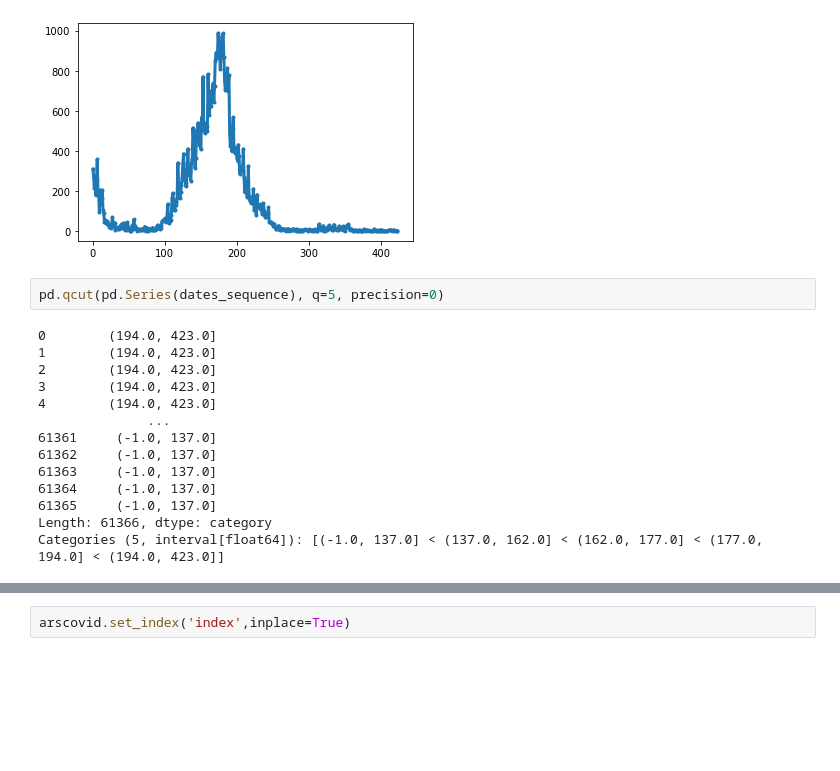
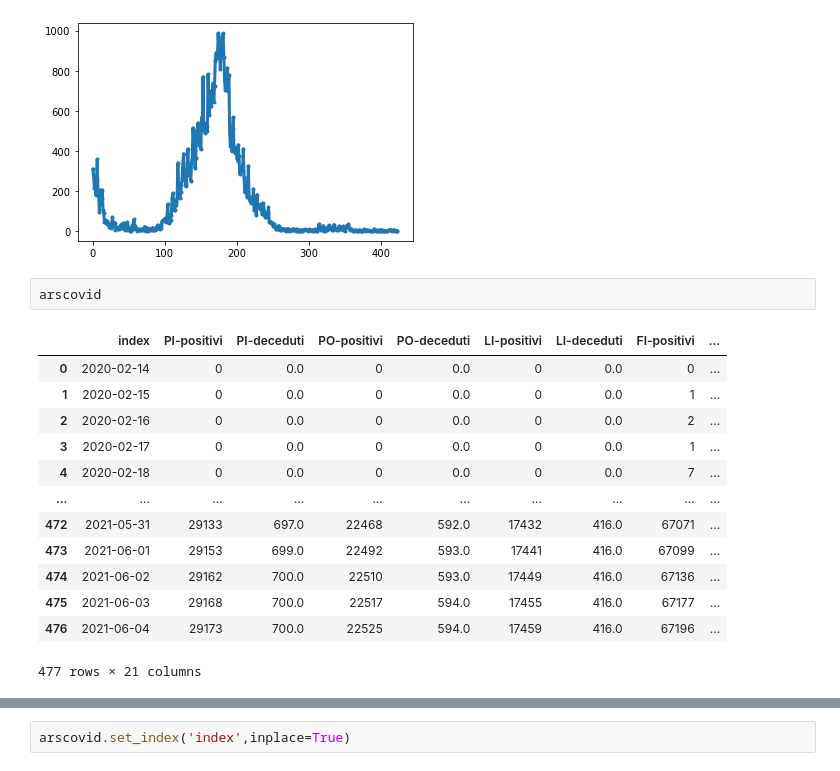
Before and after one commit to carloalbe/TripAdvisor-Tuscany-Restaurant-Social-Network-Analysis, a Jupyter notebook: open_question/code/Cleaning.ipynb, the cells around one changed output, grey strips where cells are left out. Cells and saved outputs as stored; diff of their text form; blank space fills up the shorter version.

Commit message:
time series tryinf forecasting

```diff
--- a/open_question/code/Cleaning.ipynb
+++ b/open_question/code/Cleaning.ipynb
@@ -211,19 +201,19 @@ plt.plot(deg, cnt,  marker='.', lw=3)
 # %% [output]
 [<matplotlib.lines.Line2D at 0x...>]
 [figure]
-# %%
-pd.qcut(pd.Series(dates_sequence), q=5, precision=0)
-# %% [output]
-0        (194.0, 423.0]
-1        (194.0, 423.0]
-2        (194.0, 423.0]
-3        (194.0, 423.0]
-4        (194.0, 423.0]
-              ...
-61361     (-1.0, 137.0]
-61362     (-1.0, 137.0]
-61363     (-1.0, 137.0]
-61364     (-1.0, 137.0]
-61365     (-1.0, 137.0]
-Length: 61366, dtype: category
-Categories (5, interval[float64]): [(-1.0, 137.0] < (137.0, 162.0] < (162.0, 177.0] < (177.0, 194.0] < (194.0, 423.0]]
+# %%
+arscovid
+# %% [output]
+|  | index | PI-positivi | PI-deceduti | PO-positivi | PO-deceduti | LI-positivi | LI-deceduti | FI-positivi | ... |
+| 0 | 2020-02-14 | 0 | 0.0 | 0 | 0.0 | 0 | 0.0 | 0 | ... |
+| 1 | 2020-02-15 | 0 | 0.0 | 0 | 0.0 | 0 | 0.0 | 1 | ... |
+| 2 | 2020-02-16 | 0 | 0.0 | 0 | 0.0 | 0 | 0.0 | 2 | ... |
+| 3 | 2020-02-17 | 0 | 0.0 | 0 | 0.0 | 0 | 0.0 | 1 | ... |
+| 4 | 2020-02-18 | 0 | 0.0 | 0 | 0.0 | 0 | 0.0 | 7 | ... |
+| ... | ... | ... | ... | ... | ... | ... | ... | ... | ... |
+| 472 | 2021-05-31 | 29133 | 697.0 | 22468 | 592.0 | 17432 | 416.0 | 67071 | ... |
+| 473 | 2021-06-01 | 29153 | 699.0 | 22492 | 593.0 | 17441 | 416.0 | 67099 | ... |
+| 474 | 2021-06-02 | 29162 | 700.0 | 22510 | 593.0 | 17449 | 416.0 | 67136 | ... |
+| 475 | 2021-06-03 | 29168 | 700.0 | 22517 | 594.0 | 17455 | 416.0 | 67177 | ... |
+| 476 | 2021-06-04 | 29173 | 700.0 | 22525 | 594.0 | 17459 | 416.0 | 67196 | ... |
+477 rows × 21 columns
```
Also changed, not shown: parts of 8 cells of this notebook, 3 other files.
